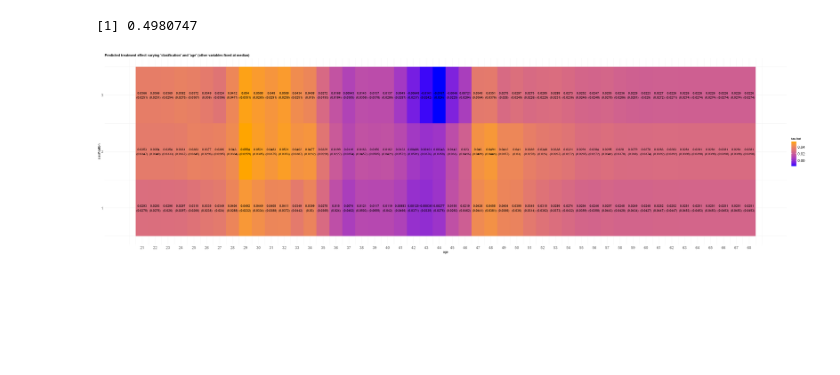
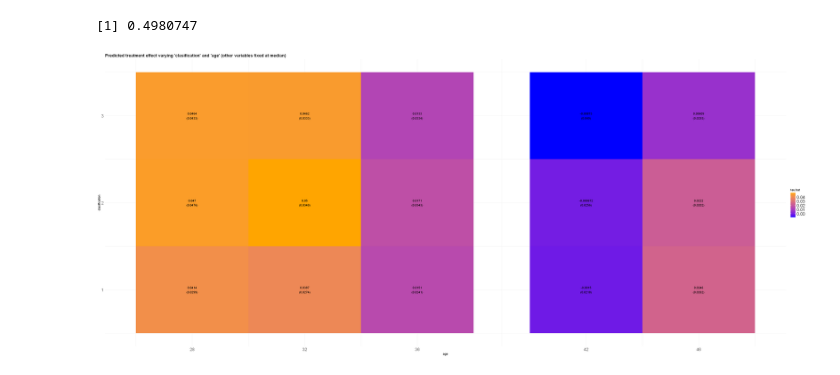
Before and after one commit to alexanderquispe/ECO293, a Jupyter notebook: project/scripts/HTE_Causal_Forest.ipynb, the cells around one changed output. Saved outputs shown, nothing was run; the diff lists cells and outputs as text; code cells hidden in the pictures; blank space fills up the shorter version.

```diff
--- a/project/scripts/HTE_Causal_Forest.ipynb
+++ b/project/scripts/HTE_Causal_Forest.ipynb
@@ -710,0 +714,3 @@ A data.frame: 5 × 4
+# %%
+data=transform(data, ranking=factor(ranking))
+data
@@ -1305,8 +1300,8 @@ Signif. codes:  0 '***' 0.001 '**' 0.01 '*' 0.05 '.' 0.1 ' ' 1
 # %% [markdown]
 ### Partial dependence
 # %%
-covariates = c("sex", "age", "cpelec", "cpwater",  "nlat_ie", "nlong_ie", "clasification", "level")
-selected.covariate <- "clasification"
+covariates = c("sex", "age", "cpelec", "cpwater",  "x_dim", "y_dim", "clasification", "level")
+selected.covariate <- "age"
 # other.covariates <- covariates
 other.covariates <- covariates[which(covariates != selected.covariate)]
 
@@ -1320,10 +1315,10 @@ fmla <- formula(paste0("~ 0 + ", paste0(covariates, collapse="+")))
 X <- model.matrix(fmla, data)
 W <- data[,treatment]
 Y <- data[,outcome]
-forest.tau <- causal_forest(X, Y, W, W.hat=.5)  # few trees for speed here
+forest.tau <- causal_forest(X, Y, W)  # few trees for speed here
 
 # Compute a grid of values appropriate for the selected covariate
-grid.size <- 3
+grid.size <- 48
 covariate.grid <- seq(min(data[,selected.covariate]), max(data[,selected.covariate]), length.out=grid.size)
 
 # Other options for constructing a grid:
@@ -1361,7 +1356,7 @@ ggplot(data.pred) +
   geom_errorbar(aes_string(x=selected.covariate, ymin="ci.low", ymax="ci.high", width=.2), color="blue") +
    ylab("") +
   ggtitle(paste0("Predicted treatment effect varying '", selected.covariate, "' (other variables fixed at median)")) +
-  scale_x_continuous("clasification", breaks=covariate.grid, labels=signif(covariate.grid, 2)) +
+  scale_x_continuous("age", breaks=covariate.grid, labels=signif(covariate.grid, 2)) +
   theme_minimal() +
   theme(plot.title = element_text(size = 13, face = "bold"),
        axis.text=element_text(size=11))
@@ -1369,0 +1365,14 @@ ggplot(data.pred) +
+# %%
+
+# Plot predictions for each group and 95% confidence intervals around them.
+options(repr.plot.width=20, repr.plot.height=8)
+data.pred <- transform(data.grid, tau.hat=tau.hat, ci.low = tau.hat - 2*tau.hat.se, ci.high = tau.hat + 2*tau.hat.se)
+ggplot(data.pred) +
+  geom_line(aes_string(x=selected.covariate, y="tau.hat", group = 1), color="black") +
+  geom_errorbar(aes_string(x=selected.covariate, ymin="ci.low", ymax="ci.high", width=.2), color="blue") +
+   ylab("") +
+  ggtitle(paste0("Predicted treatment effect varying '", selected.covariate, "' (other variables fixed at median)")) +
+  scale_x_continuous("age", breaks=covariate.grid, labels=signif(covariate.grid, 2)) +
+  theme_minimal() +
+  theme(plot.title = element_text(size = 13, face = "bold"),
+       axis.text=element_text(size=11))
@@ -1383,51 +1398,56 @@ x2 <- 'age'
 selected.covariates <- c(x1, x2)
 other.covariates <- covariates[-which(covariates %in% selected.covariates)]
 
+
 # Compute a grid of values appropriate for the selected covariate
 # See other options for constructing grids in the snippet above.
 x1.grid.size <- 3
-x2.grid.size <- 48
+
+# For a continuous variable, select appropriate percentiles
+percentiles <- c(.1, .25, .5, .75, .9)
+grid.size <- length(percentiles)
 
 x1.grid <- seq(min(data[,x1]), max(data[,x1]), length.out=x1.grid.size)
-x2.grid <- seq(min(data[,x2]), max(data[,x2]), length.out=x2.grid.size)
+x2.grid <- quantile(data[,x2], probs=percentiles)
+
 
 # Take median of other covariates
 medians <- apply(data[, other.covariates, F], 2, median)
 
 # Construct dataset
 data.grid <- data.frame(
                 sapply(medians, function(x) rep(x, grid.size)),
                 expand.grid(x1.grid, x2.grid))
 colnames(data.grid) <- c(other.covariates, selected.covariates)
 
 # Expand the data according to formula used to fit forest
 X.grid <- model.matrix(fmla, data.grid)
 
 # Forest-based point estimates of CATE and standard errors around them
 forest.pred <- predict(forest.tau, newdata = X.grid, estimate.variance=TRUE)
 tau.hat <- forest.pred$predictions
 tau.hat.se <- sqrt(forest.pred$variance.estimates)
 
 # A vector of labels for plotting below
 labels <- mapply(function(est, se) paste0(signif(est, 3), "\n", "(", signif(se, 3), ")"), tau.hat, tau.hat.se)
 df <- data.frame(X.grid, tau.hat, labels)
 
 # Plotting
-options(repr.plot.width=35, repr.plot.height=10)
+options(repr.plot.width=35, repr.plot.height=15)
 ggplot(df) +
     aes(age, clasification) +
     geom_tile(aes(fill = tau.hat)) +
     geom_text(aes(label = labels)) +
     scale_fill_gradient(low = "blue", high = "orange") +
     scale_y_continuous("clasification", breaks=x1.grid, labels=signif(x1.grid, 2)) +
     scale_x_continuous("age", breaks=x2.grid, labels=signif(x2.grid, 2)) +
     ggtitle(paste0("Predicted treatment effect varying '", x1, "' and '", x2, "' (other variables fixed at median)")) +
     theme_minimal() +
-    theme(plot.title = element_text(size = 12, face = "bold"),
-          axis.text=element_text(size=13),
-          legend.text = element_text(size=13))
+    theme(plot.title = element_text(size = 15, face = "bold"),
+          axis.text=element_text(size=15),
+          legend.text = element_text(size=15))
 # %% [output]
-[figure, old version]
+[figure, new version]
 # %%
 covariates = c( "sex", "age", "cpelec", "cpwater",  "nlat_ie" , "nlong_ie", "clasification", "level")
 fmla <- formula(paste0("~ 0 + ", paste0(covariates, collapse="+")))
```
Also changed, not shown: parts of 55 cells of this notebook.
